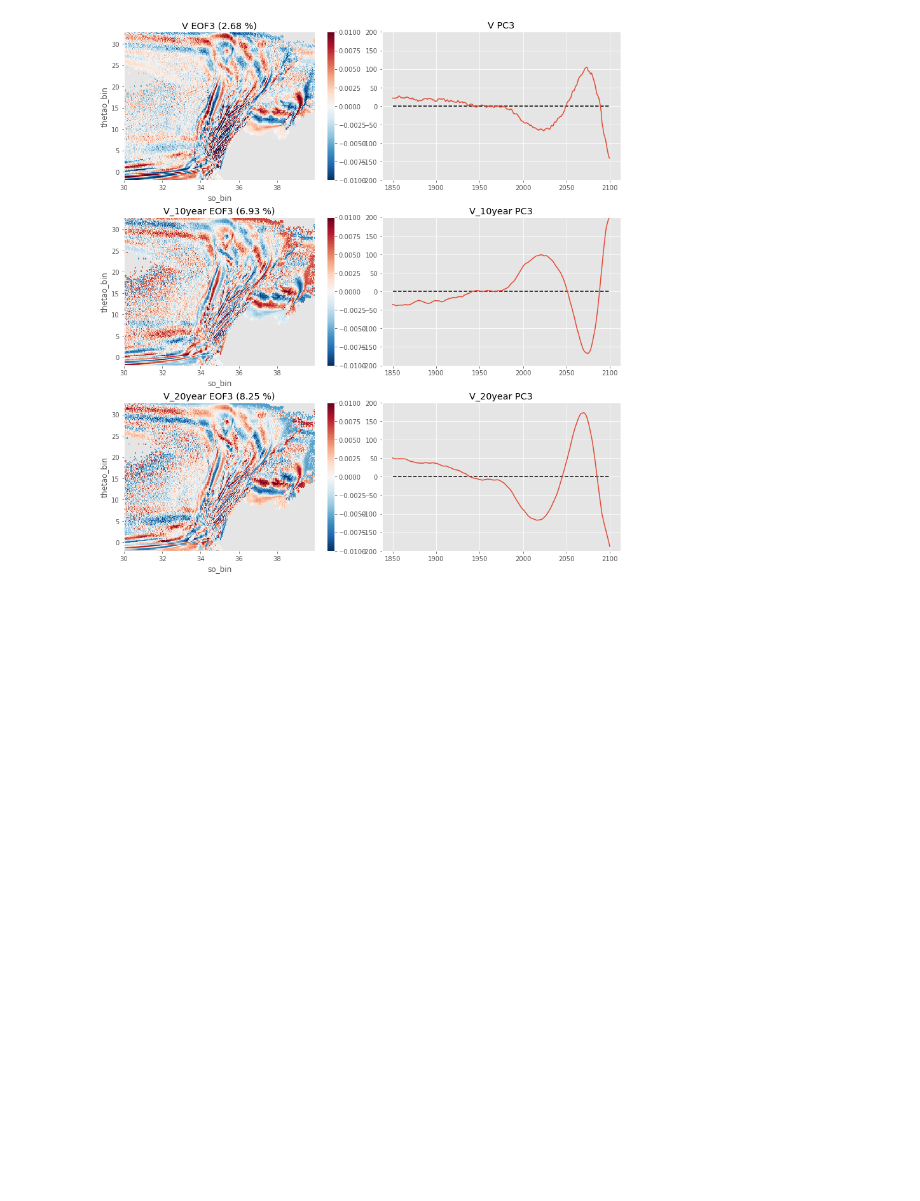
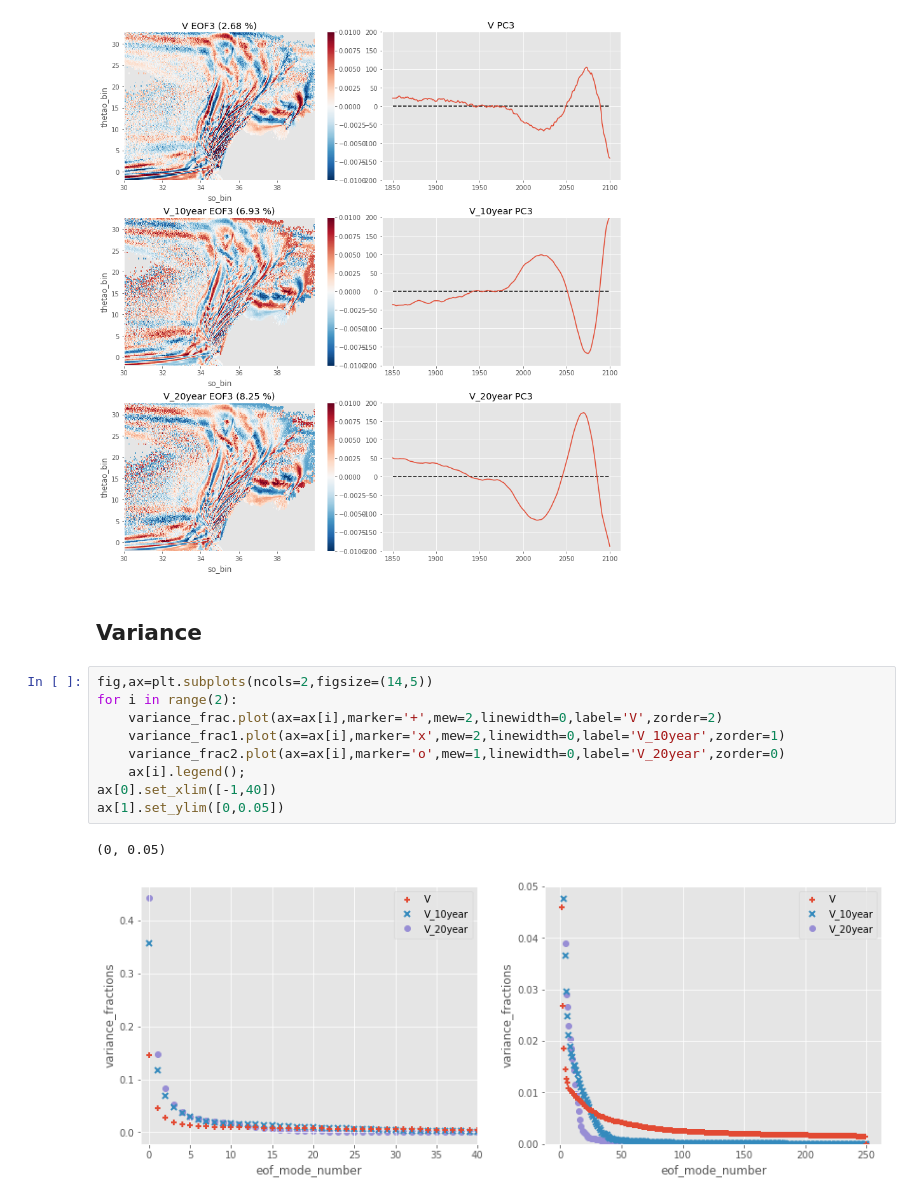
Before and after one commit to ysilvy/bin_TS, a Jupyter notebook: eof_regular_vs_tempsmoothing.ipynb, the cells around one changed output. Drawn from its saved outputs; the diff is of its cells as text; blank space fills up the shorter version.

```diff
--- a/eof_regular_vs_tempsmoothing.ipynb
+++ b/eof_regular_vs_tempsmoothing.ipynb
@@ -216,3 +216,17 @@ ax[2,1].set_ylim(-200,200)
 # %% [output]
 (-200, 200)
 [figure]
+# %% [markdown]
+## Variance
+# %%
+fig,ax=plt.subplots(ncols=2,figsize=(14,5))
+for i in range(2):
+    variance_frac.plot(ax=ax[i],marker='+',mew=2,linewidth=0,label='V',zorder=2)
+    variance_frac1.plot(ax=ax[i],marker='x',mew=2,linewidth=0,label='V_10year',zorder=1)
+    variance_frac2.plot(ax=ax[i],marker='o',mew=1,linewidth=0,label='V_20year',zorder=0)
+    ax[i].legend();
+ax[0].set_xlim([-1,40])
+ax[1].set_ylim([0,0.05])
+# %% [output]
+(0, 0.05)
+[figure, added]
```
Also changed, not shown: parts of 1 cell of this notebook.
